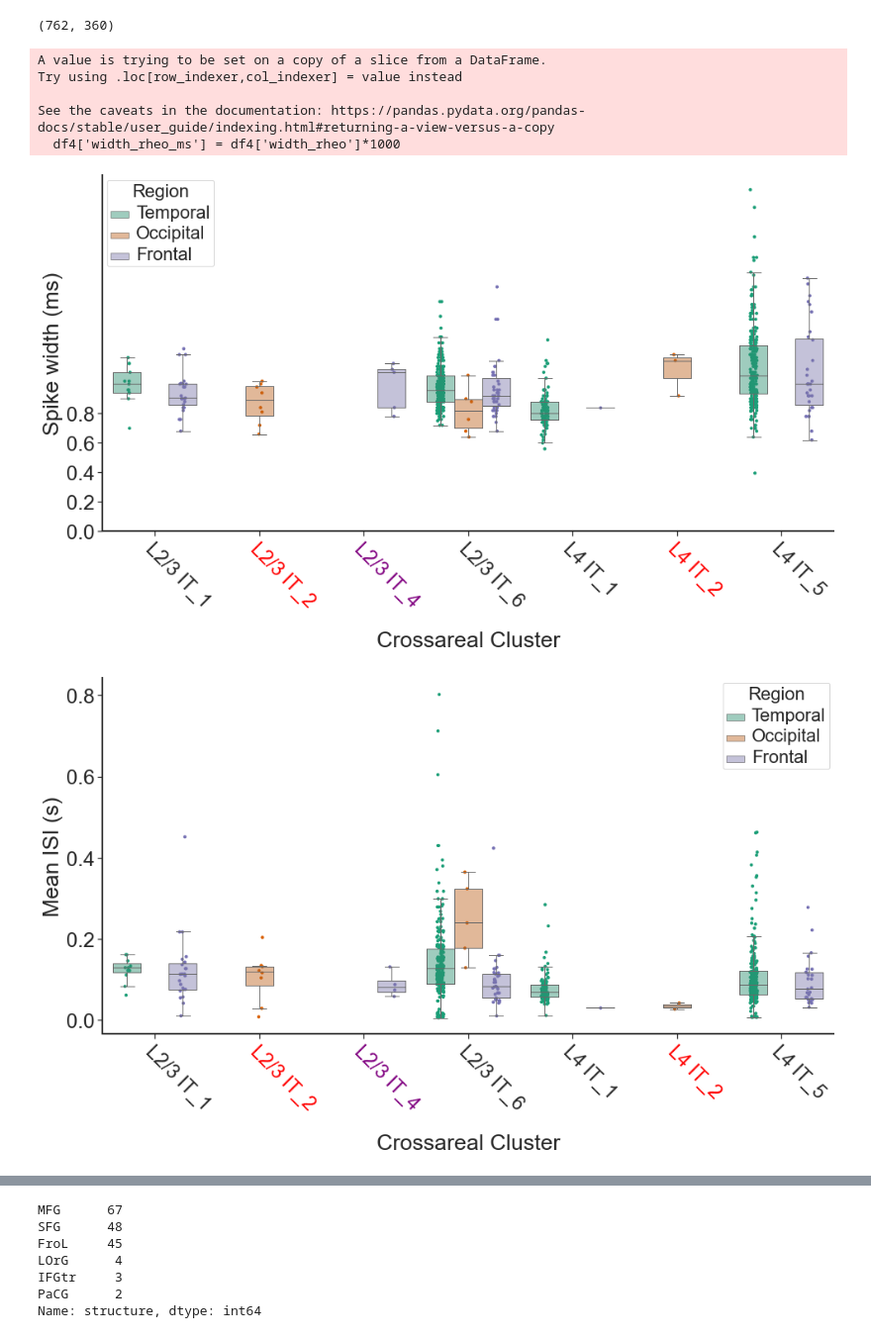
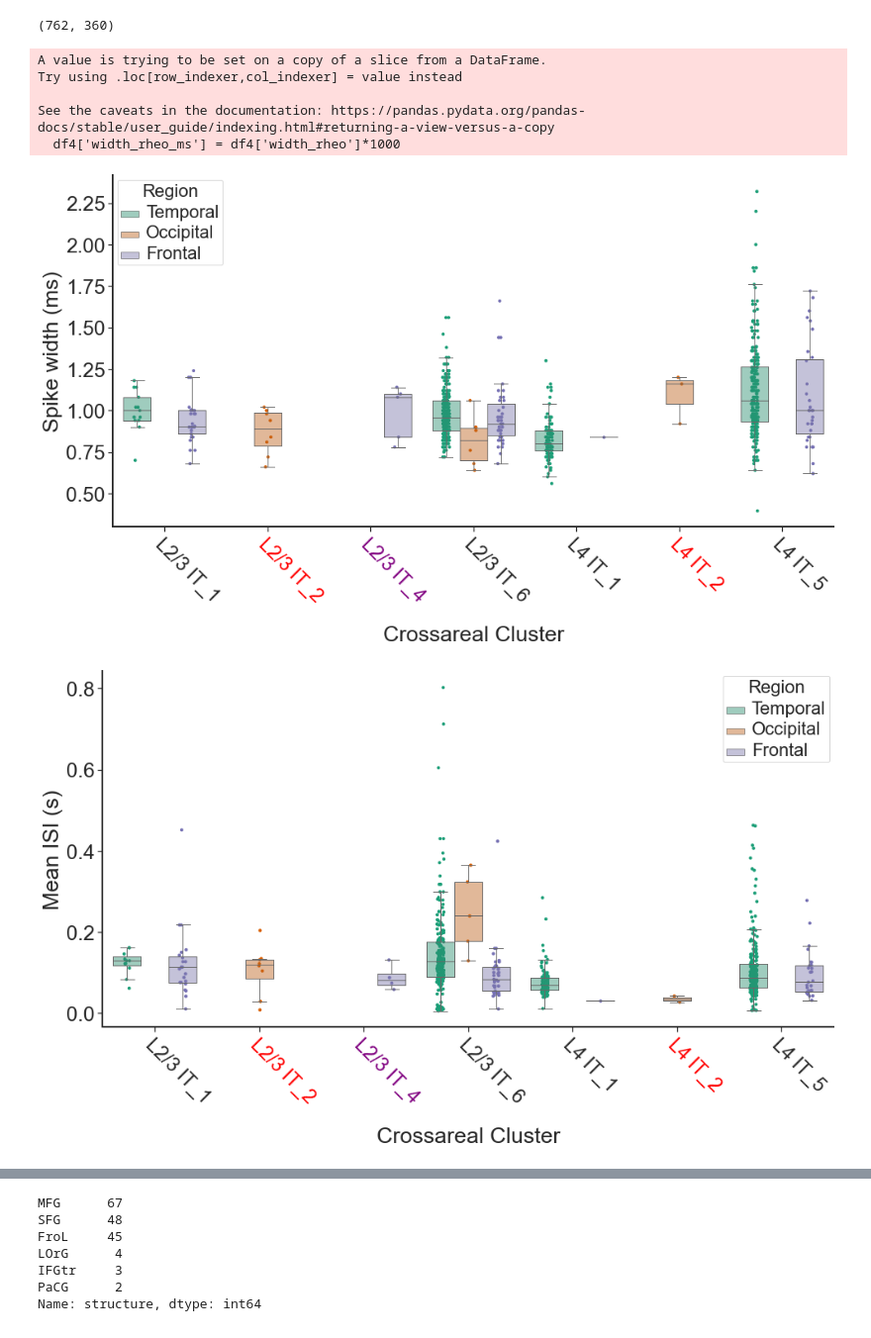
Before and after one commit to xpliu16/celltypes, a Jupyter notebook: CrossAreal_cortical/Exploratory_analysis_crosscortical_M1mapping.ipynb, the cells around one changed output, grey strips where cells are left out. Shown at 99% size. Saved outputs shown, nothing was run; the diff lists cells and outputs as text; code cells hidden in the pictures.

```diff
--- a/CrossAreal_cortical/Exploratory_analysis_crosscortical_M1mapping.ipynb
+++ b/CrossAreal_cortical/Exploratory_analysis_crosscortical_M1mapping.ipynb
@@ -160,41 +160,41 @@ def plot_property (df, feature, feat_name, ax):
         r, g, b, a = patch.get_facecolor()
         patch.set_facecolor((r, g, b, .3))
     ax.spines[['right', 'top']].set_visible(False)
     ax.spines[['left', 'bottom']].set_linewidth(2.0)
     # Highlight V1-specialized types
     for tl in ax.get_xticklabels():
         if (tl.get_text()) in ['L2/3 IT_2', 'L4 IT_2', 'L4 IT_3', 'L4 IT_4', 'L4 IT_6']:
             tl.set_color("red")
     for tl in ax.get_xticklabels():
         if (tl.get_text()) in ['L2/3 IT_3', 'L2/3 IT_4']:
             tl.set_color("purple")
     ax.tick_params(bottom=True, left=True)
     #ax.set_yticks([0.5, 1.0, 1.5, 2.0])
-    ax.set_yticks([0.0, 0.2, 0.4, 0.6, 0.8])
+    #ax.set_yticks([0.0, 0.2, 0.4, 0.6, 0.8])
     ax.set_xlabel('Crossareal Cluster', fontsize = 27, labelpad = 24)
     ax.set_ylabel(feat_name, fontsize = 27)
     plt.setp(ax.get_legend().get_texts(), fontsize='22') # for legend text
     plt.setp(ax.get_legend().get_title(), fontsize='22') # for legend title
     plt.show()
 
 sns.set_style("white")
 fig, ax1 = plt.subplots(figsize=(16,8))      # figsize=(6.5,6.5) for MSNshort2,   figsize=(4.5*26/23,6) for MSNshort1,  figsize=(7.5,7.5), figsize =(5.0,7) for IN
 sns.set(rc={'figure.figsize':(20,40)})
 plot_property (df4, 'width_rheo_ms', 'Spike width (ms)', ax1)
 #ax1.set_yticks([0.5, 1.0, 1.5, 2.0])
 # %% [output]
 A value is trying to be set on a copy of a slice from a DataFrame.
 Try using .loc[row_indexer,col_indexer] = value instead
 
 See the caveats in the documentation: https://pandas.pydata.org/pandas-docs/stable/user_guide/indexing.html#returning-a-view-versus-a-copy
   df4['width_rheo_ms'] = df4['width_rheo']*1000
-[figure, old version]
+[figure, new version]
 # %%
 fig, ax1 = plt.subplots(figsize=(16,8))      # figsize=(6.5,6.5) for MSNshort2,   figsize=(4.5*26/23,6) for MSNshort1,  figsize=(7.5,7.5), figsize =(5.0,7) for IN
 sns.set(rc={'figure.figsize':(20,40)})
 plot_property (df4, 'mean_isi_hero', 'Mean ISI (s)', ax1)
 # %% [output]
-[figure, old version]
+[figure, new version]
 # %%
 fig, ax1 = plt.subplots(figsize=(16,8))      # figsize=(6.5,6.5) for MSNshort2,   figsize=(4.5*26/23,6) for MSNshort1,  figsize=(7.5,7.5), figsize =(5.0,7) for IN
 sns.set(rc={'figure.figsize':(20,40)})
```
Also changed, not shown: parts of 12 cells of this notebook, 7 other files.
